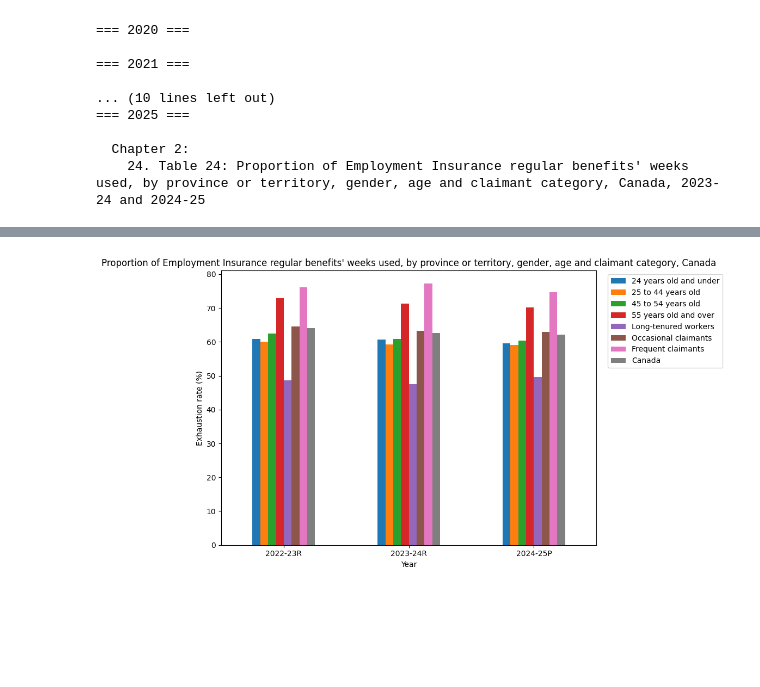
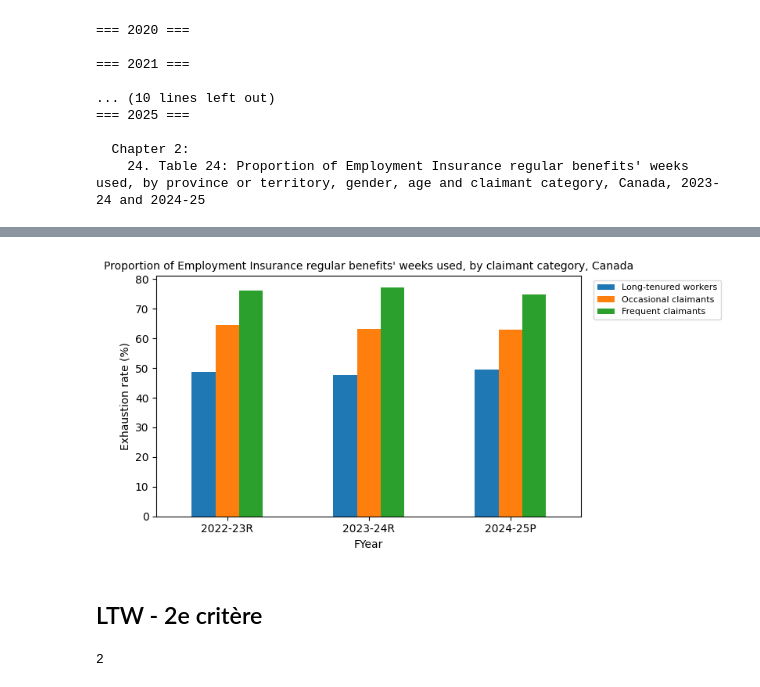
Before and after one commit to oliviergentil/MAR_Explorer, a Jupyter notebook: Copie_de_Untitled6.ipynb, the cells around one changed output, grey strips where cells are left out. Cells and saved outputs as stored; diff of their text form; code cells hidden in the pictures; blank space fills up the shorter version.

```diff
--- a/Copie_de_Untitled6.ipynb
+++ b/Copie_de_Untitled6.ipynb
@@ -238,7 +186,7 @@ mar.list_tables(keyword="Proportion of Employment Insurance regular benefits' we
   Chapter 2:
     24. Table 24: Proportion of Employment Insurance regular benefits' weeks used, by province or territory, gender, age and claimant category, Canada, 2023-24 and 2024-25
 # %%
-exhaustion_3 = mar.table(2024, 2, 23).data.iloc[:, :3].merge(
+prop_weeks_took = mar.table(2024, 2, 23).data.iloc[:, :3].merge(
     mar.table(2025, 2, 24).data.iloc[:, :3],
     on="Category"
 )
@@ -267,6 +197,10 @@ exhaustion_3
+# %%
+prop_weeks_took = prop_weeks_took[["Category", "2022‑23R", "2023-24R", "2024-25P"]]
 # %%
-exhaustion_3.iloc[:, 1:] = (
-    exhaustion_3.iloc[:, 1:]
+prop_weeks_took.iloc[:, 1:] = (
+    prop_weeks_took.iloc[:, 1:]
     .replace("%", "", regex=True)
     .astype(float)
 )
+print(mar.table(2024,2,23).title)
+prop_weeks_took
@@ -272,0 +226,2 @@ exhaustion_3.iloc[:, 1:] = (
+# %%
+prop_weeks_took.iloc[15:22,0:].set_index("Category")
@@ -273,21 +238,31 @@ exhaustion_3.iloc[:, 1:] = (
 # %%
-exhaustion_3.set_index("Category").T.plot(
+prop_weeks_took.iloc[19:22,:].set_index("Category").T.plot(
     kind="bar",
-    figsize=(10, 6)
+    figsize=(8, 4)
 )
 
 plt.ylabel("Exhaustion rate (%)")
-plt.xlabel("Year")
-plt.title("Proportion of Employment Insurance regular benefits' weeks used, by province or territory, gender, age and claimant category, Canada")
+plt.xlabel("FYear")
+plt.title("Proportion of Employment Insurance regular benefits' weeks used, by claimant category, Canada", fontsize=10)
 plt.xticks(rotation=0)
 
 plt.legend(
     title="",
     bbox_to_anchor=(1.02, 1),
-    loc="upper left"
+    loc="upper left",
+    fontsize=8
 )
 
 plt.tight_layout()
 plt.show()
 # %% [output]
-[figure, old version]
+[figure, new version]
+# %% [markdown]
+## LTW - 2e critère
+# %%
+url = "https://www.canada.ca/fr/agence-revenu/services/impot/entreprises/sujets/retenues-paie/retenues-paie-cotisations/assurance-emploi-ae/taux-cotisation-a-ae-maximums.html"
+
+tables = pd.read_html(url)
+len(tables)
+# %% [output]
+2
```
Also changed, not shown: parts of 32 cells of this notebook.
